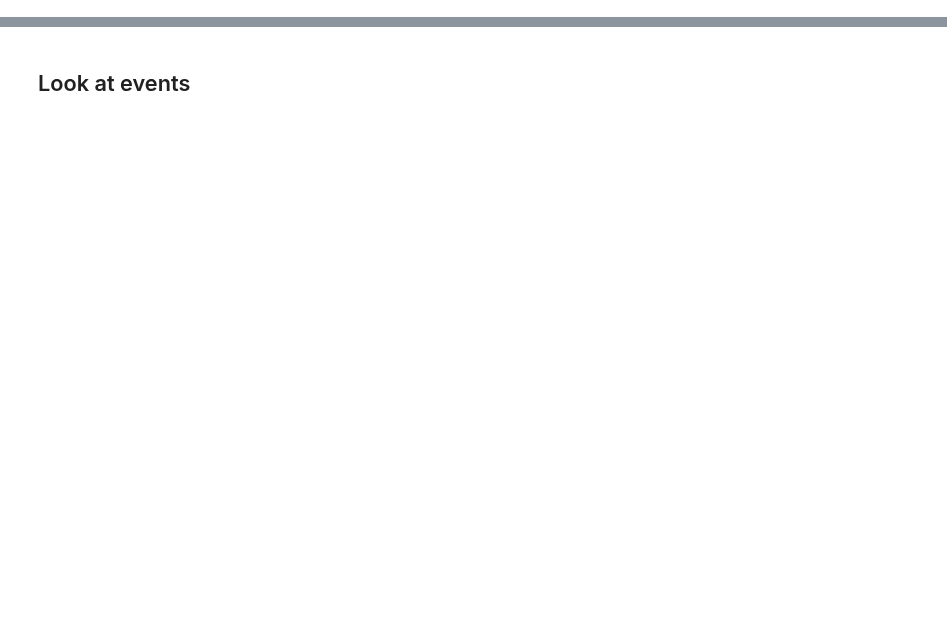
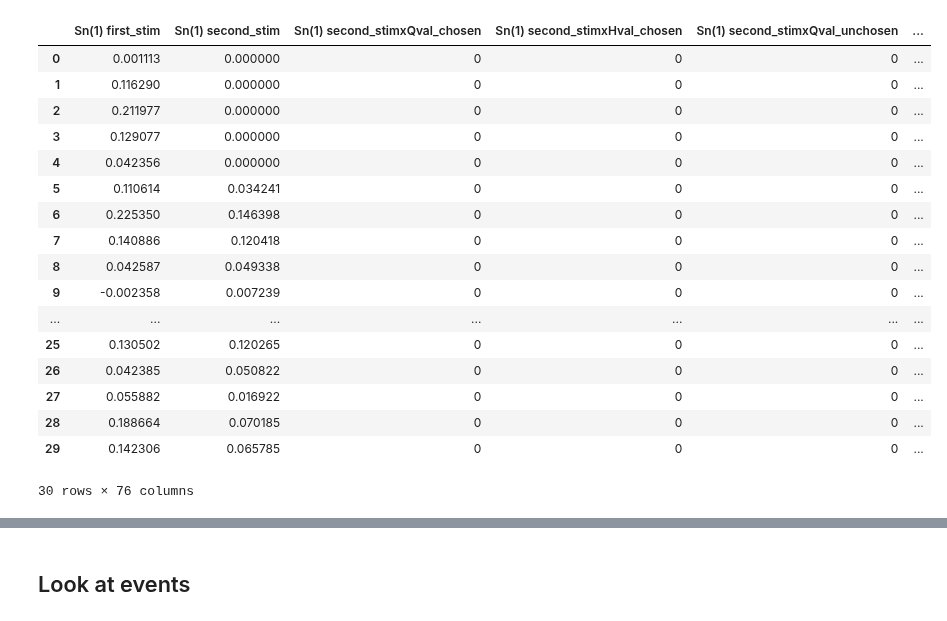
Before and after one commit to hugofluhr/learning-habits-analysis, a Jupyter notebook: notebooks/inspect_spm_dm.ipynb, the cells around one changed output, grey strips where cells are left out. Saved outputs shown, nothing was run; the diff lists cells and outputs as text; code cells hidden in the pictures; blank space fills up the shorter version.

```diff
--- a/notebooks/inspect_spm_dm.ipynb
+++ b/notebooks/inspect_spm_dm.ipynb
@@ -37,0 +49,21 @@ plot_design_matrix(dm)
+# %%
+dms_learning[11].head(30)
+# %% [output]
+|  | Sn(1) first_stim | Sn(1) second_stim | Sn(1) second_stimxQval_chosen | Sn(1) second_stimxHval_chosen | Sn(1) second_stimxQval_unchosen | ... |
+| 0 | 0.001113 | 0.000000 | 0 | 0 | 0 | ... |
+| 1 | 0.116290 | 0.000000 | 0 | 0 | 0 | ... |
+| 2 | 0.211977 | 0.000000 | 0 | 0 | 0 | ... |
+| 3 | 0.129077 | 0.000000 | 0 | 0 | 0 | ... |
+| 4 | 0.042356 | 0.000000 | 0 | 0 | 0 | ... |
+| 5 | 0.110614 | 0.034241 | 0 | 0 | 0 | ... |
+| 6 | 0.225350 | 0.146398 | 0 | 0 | 0 | ... |
+| 7 | 0.140886 | 0.120418 | 0 | 0 | 0 | ... |
+| 8 | 0.042587 | 0.049338 | 0 | 0 | 0 | ... |
+| 9 | -0.002358 | 0.007239 | 0 | 0 | 0 | ... |
+| ... | ... | ... | ... | ... | ... | ... |
+| 25 | 0.130502 | 0.120265 | 0 | 0 | 0 | ... |
+| 26 | 0.042385 | 0.050822 | 0 | 0 | 0 | ... |
+| 27 | 0.055882 | 0.016922 | 0 | 0 | 0 | ... |
+| 28 | 0.188664 | 0.070185 | 0 | 0 | 0 | ... |
+| 29 | 0.142306 | 0.065785 | 0 | 0 | 0 | ... |
+30 rows × 76 columns
```
Also changed, not shown: parts of 17 cells of this notebook.
